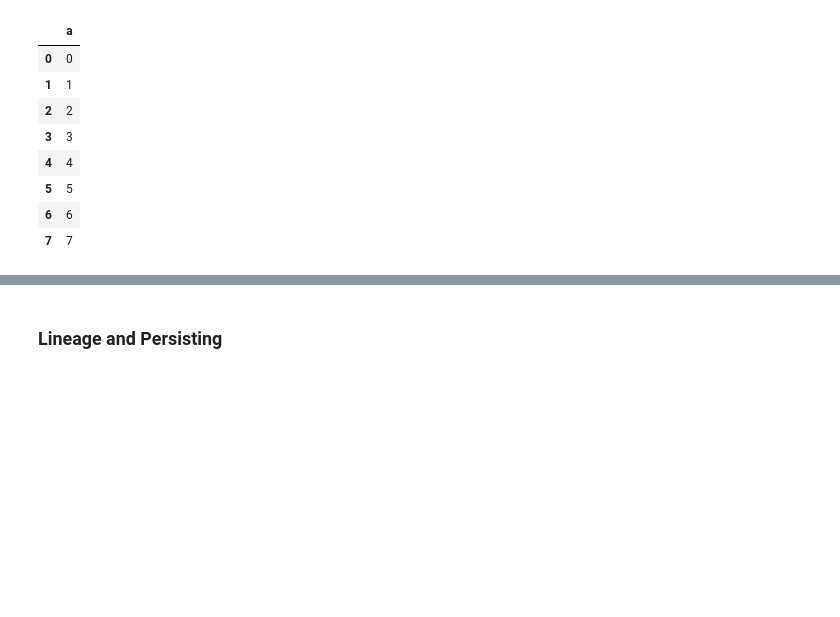
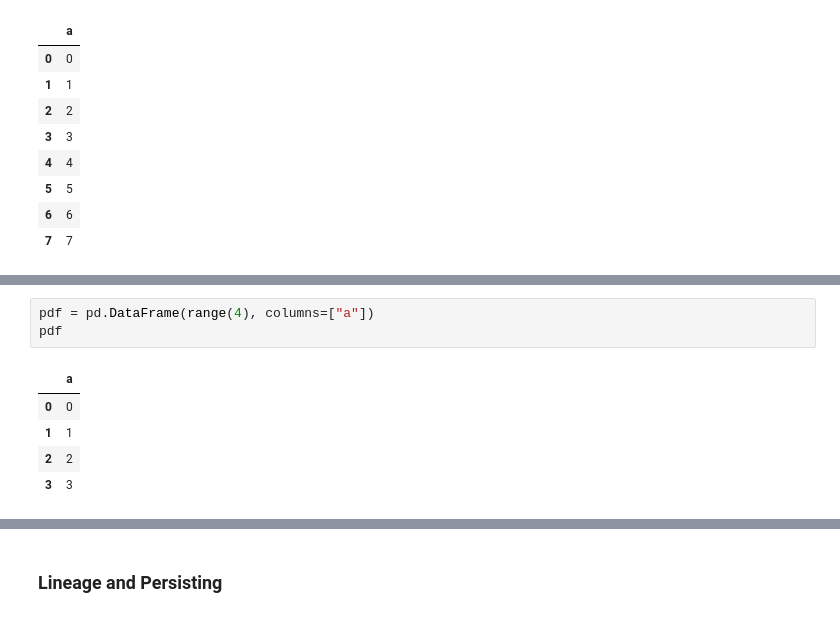
Before and after one commit to kvnkho/demos, a Jupyter notebook: meetups/data-science-dc-fugue/porting_code_to_spark.ipynb, the cells around one changed output, grey strips where cells are left out. Saved outputs shown, nothing was run; the diff lists cells and outputs as text; blank space fills up the shorter version.

```diff
--- a/meetups/data-science-dc-fugue/porting_code_to_spark.ipynb
+++ b/meetups/data-science-dc-fugue/porting_code_to_spark.ipynb
@@ -390,6 +389,15 @@ Wall time: 6.01 s
 | 5 | 5 | 2 |
 | 6 | 6 | 2 |
 | 7 | 7 | 2 |
+# %%
+pdf = pd.DataFrame(range(4), columns=["a"])
+pdf
+# %% [output]
+|  | a |
+| 0 | 0 |
+| 1 | 1 |
+| 2 | 2 |
+| 3 | 3 |
 # %%
 %%time
 pdf = pd.DataFrame(range(4), columns=["a"])
```
Also changed, not shown: parts of 19 cells of this notebook, 4 other files.
